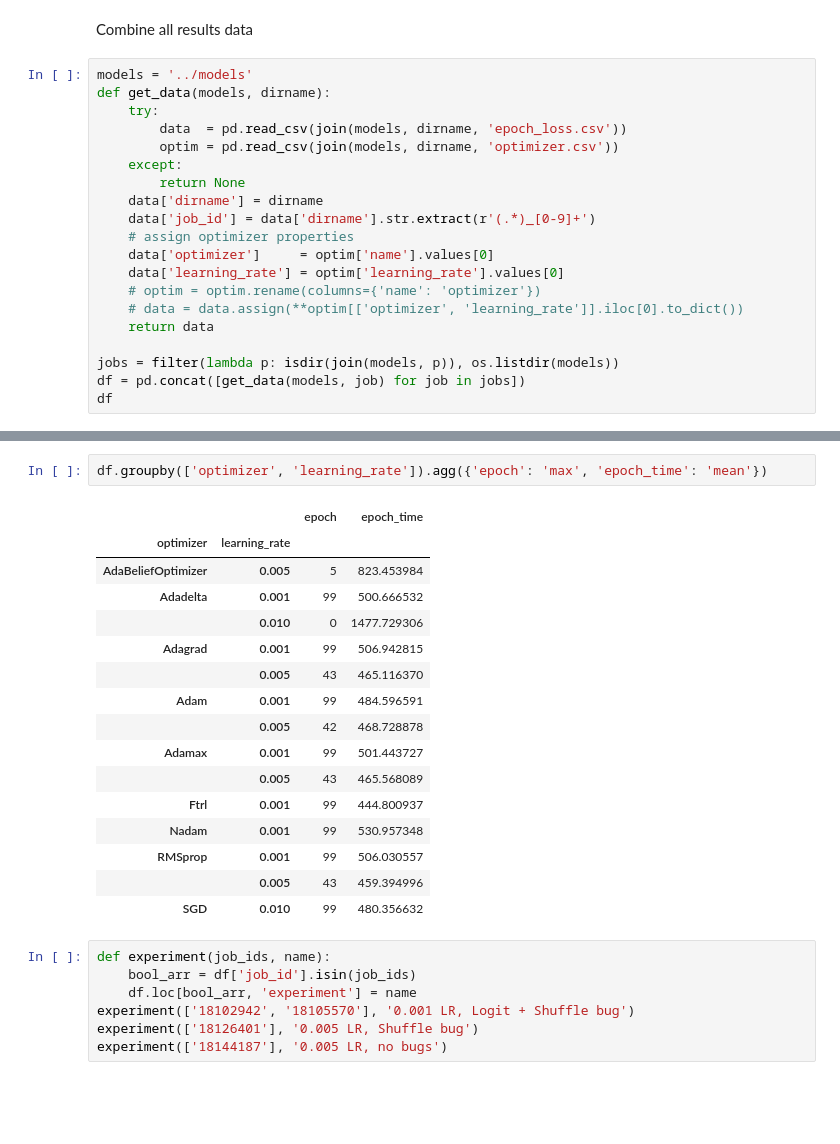
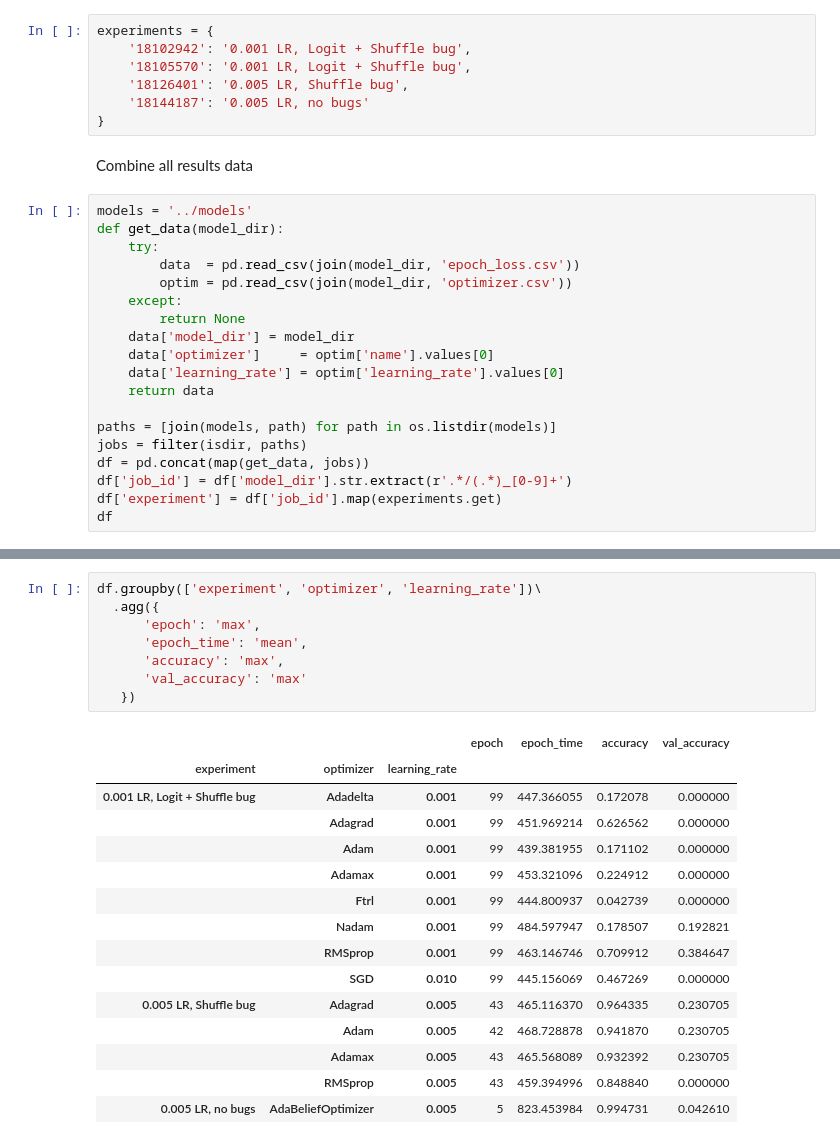
Before and after one commit to dunnkers/optimizers-sign-language, a Jupyter notebook: exploration/results.ipynb, the cells around one changed output, grey strips where cells are left out. Cells and saved outputs as stored; diff of their text form; blank space fills up the shorter version.

```diff
--- a/exploration/results.ipynb
+++ b/exploration/results.ipynb
@@ -6,24 +8,30 @@ import matplotlib.pyplot as plt
+# %%
+experiments = {
+    '18102942': '0.001 LR, Logit + Shuffle bug',
+    '18105570': '0.001 LR, Logit + Shuffle bug',
+    '18126401': '0.005 LR, Shuffle bug',
+    '18144187': '0.005 LR, no bugs'
+}
 # %% [markdown]
 Combine all results data
 # %%
 models = '../models'
-def get_data(models, dirname):
+def get_data(model_dir):
     try:
-        data  = pd.read_csv(join(models, dirname, 'epoch_loss.csv'))
-        optim = pd.read_csv(join(models, dirname, 'optimizer.csv'))
+        data  = pd.read_csv(join(model_dir, 'epoch_loss.csv'))
+        optim = pd.read_csv(join(model_dir, 'optimizer.csv'))
     except:
         return None
-    data['dirname'] = dirname
-    data['job_id'] = data['dirname'].str.extract(r'(.*)_[0-9]+')
-    # assign optimizer properties
+    data['model_dir'] = model_dir
     data['optimizer']     = optim['name'].values[0]
     data['learning_rate'] = optim['learning_rate'].values[0]
-    # optim = optim.rename(columns={'name': 'optimizer'})
-    # data = data.assign(**optim[['optimizer', 'learning_rate']].iloc[0].to_dict())
     return data
 
-jobs = filter(lambda p: isdir(join(models, p)), os.listdir(models))
-df = pd.concat([get_data(models, job) for job in jobs])
+paths = [join(models, path) for path in os.listdir(models)]
+jobs = filter(isdir, paths)
+df = pd.concat(map(get_data, jobs))
+df['job_id'] = df['model_dir'].str.extract(r'.*/(.*)_[0-9]+')
+df['experiment'] = df['job_id'].map(experiments.get)
 df
 # %% [output]
 |  | epoch | accuracy | categorical_accuracy | epoch_time | loss | top_k_categorical_accuracy | val_accuracy | ... |
@@ -42,29 +50,27 @@ df
 # %%
-df.groupby(['optimizer', 'learning_rate']).agg({'epoch': 'max', 'epoch_time': 'mean'})
+df.groupby(['experiment', 'optimizer', 'learning_rate'])\
+  .agg({
+      'epoch': 'max',
+      'epoch_time': 'mean',
+      'accuracy': 'max',
+      'val_accuracy': 'max'
+   })
 # %% [output]
-|  |  | epoch | epoch_time |
-| optimizer | learning_rate |  |  |
-| AdaBeliefOptimizer | 0.005 | 5 | 823.453984 |
-| Adadelta | 0.001 | 99 | 500.666532 |
-|  | 0.010 | 0 | 1477.729306 |
-| Adagrad | 0.001 | 99 | 506.942815 |
-|  | 0.005 | 43 | 465.116370 |
-| Adam | 0.001 | 99 | 484.596591 |
-|  | 0.005 | 42 | 468.728878 |
-| Adamax | 0.001 | 99 | 501.443727 |
-|  | 0.005 | 43 | 465.568089 |
-| Ftrl | 0.001 | 99 | 444.800937 |
-| Nadam | 0.001 | 99 | 530.957348 |
-| RMSprop | 0.001 | 99 | 506.030557 |
-|  | 0.005 | 43 | 459.394996 |
-| SGD | 0.010 | 99 | 480.356632 |
+|  |  |  | epoch | epoch_time | accuracy | val_accuracy |
+| experiment | optimizer | learning_rate |  |  |  |  |
+| 0.001 LR, Logit + Shuffle bug | Adadelta | 0.001 | 99 | 447.366055 | 0.172078 | 0.000000 |
+|  | Adagrad | 0.001 | 99 | 451.969214 | 0.626562 | 0.000000 |
+|  | Adam | 0.001 | 99 | 439.381955 | 0.171102 | 0.000000 |
+|  | Adamax | 0.001 | 99 | 453.321096 | 0.224912 | 0.000000 |
+|  | Ftrl | 0.001 | 99 | 444.800937 | 0.042739 | 0.000000 |
+|  | Nadam | 0.001 | 99 | 484.597947 | 0.178507 | 0.192821 |
+|  | RMSprop | 0.001 | 99 | 463.146746 | 0.709912 | 0.384647 |
+|  | SGD | 0.010 | 99 | 445.156069 | 0.467269 | 0.000000 |
+| 0.005 LR, Shuffle bug | Adagrad | 0.005 | 43 | 465.116370 | 0.964335 | 0.230705 |
+|  | Adam | 0.005 | 42 | 468.728878 | 0.941870 | 0.230705 |
+|  | Adamax | 0.005 | 43 | 465.568089 | 0.932392 | 0.230705 |
+|  | RMSprop | 0.005 | 43 | 459.394996 | 0.848840 | 0.000000 |
+| 0.005 LR, no bugs | AdaBeliefOptimizer | 0.005 | 5 | 823.453984 | 0.994731 | 0.042610 |
-# %%
-def experiment(job_ids, name):
-    bool_arr = df['job_id'].isin(job_ids)
-    df.loc[bool_arr, 'experiment'] = name
-experiment(['18102942', '18105570'], '0.001 LR, Logit + Shuffle bug')
-experiment(['18126401'], '0.005 LR, Shuffle bug')
-experiment(['18144187'], '0.005 LR, no bugs')
 # %%
 molten = df.melt(id_vars=['epoch', 'optimizer', 'experiment'],
                  var_name='metric',
```
Also changed, not shown: parts of 5 cells of this notebook.
